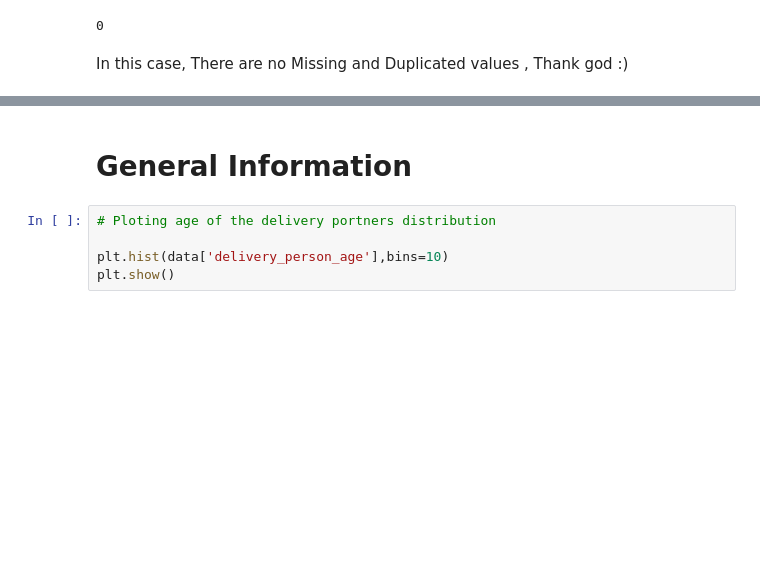
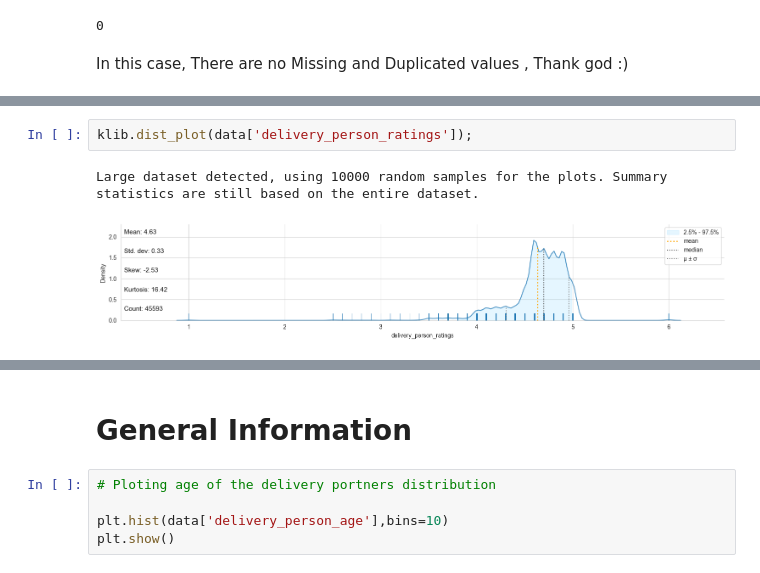
Before and after one commit to MrRezamo/Food_Delivery_Time_Prediction, a Jupyter notebook: Project/Main_Project.ipynb, the cells around one changed output, grey strips where cells are left out. Drawn from its saved outputs; the diff is of its cells as text; blank space fills up the shorter version.

```diff
--- a/Project/Main_Project.ipynb
+++ b/Project/Main_Project.ipynb
@@ -154,2 +151,7 @@ Name: count, dtype: int64
+# %%
+klib.dist_plot(data['delivery_person_ratings']);
+# %% [output]
+Large dataset detected, using 10000 random samples for the plots. Summary statistics are still based on the entire dataset.
+[figure, added]
 # %%
 # Information about Delivery ratings unique
```
Also changed, not shown: parts of 33 cells of this notebook.
